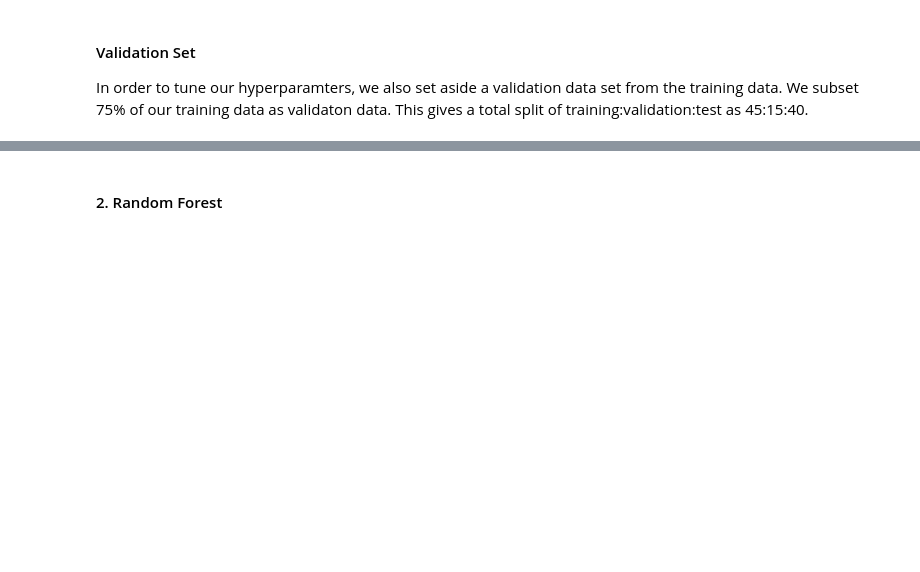
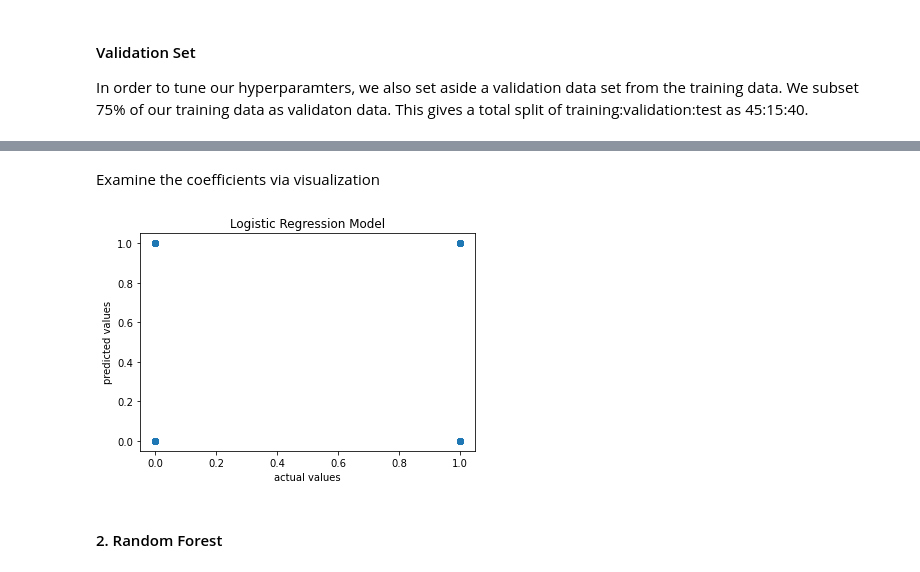
Before and after one commit to yaelnidam/CSS_Project2_Team1_Fall2020, a Jupyter notebook: project2.ipynb, the cells around one changed output, grey strips where cells are left out. Cells and saved outputs as stored; diff of their text form; code cells hidden in the pictures; blank space fills up the shorter version.

Commit message:
implement models on training and validation sets

```diff
--- a/project2.ipynb
+++ b/project2.ipynb
@@ -223,0 +221,6 @@ Y = diabetes_clean['Diabetes_Number']
+# %%
+from sklearn.preprocessing import LabelBinarizer
+
+lb_style = LabelBinarizer()
+diabetes_clean['diabetes_binary'] = lb_style.fit_transform(diabetes_clean["diabetes_cat"])
+diabetes_clean.head(10)
@@ -224,3 +261,16 @@ Y = diabetes_clean['Diabetes_Number']
+# %%
+X = diabetes_clean[['Obesity_Number',
+                    'Physical_Inactivity_Number',
+                   'race_total population_one race_white',
+                   'race_total population_one race_black or african american',
+                   'race_total population_one race_american indian and alaska native',
+                   'race_total population_one race_asian',
+                   'race_total population_one race_native hawaiian and other pacific islander',
+                   'total housing units',
+                   'hispanic or latino and race_total population_hispanic or latino (of any race)',
+                   'citizen -  voting age population_citizen -  18 and over population',
+                   'sex and age_total population_sex ratio (males per 100 females)' ]]
+Y = diabetes_clean['diabetes_binary']
 # %% [markdown]
 #### Training Set
 
@@ -233,7 +283,7 @@ np.random.seed(10)
 
 # split the data 4 ways:
 X_train, X_test, y_train, y_test = train_test_split(X, Y,
-                                                    train_size=0.60, test_size=0.40)
+                                                    train_size=0.80, test_size=0.20)
 # %%
 print("Shape of X train is", X_train.shape)
 print("Shape of y_train is", y_train.shape)
@@ -282,6 +325,9 @@ We drop variables that are highly correlated with the response and have low vari
 # %%
 # create a model
-lin_reg = LinearRegression()
+log_reg = LogisticRegression()
 
 # fit the model
-lin_model = lin_reg.fit(X_train, y_train)
+log_model = log_reg.fit(X_train, y_train)
+
+print(log_model.coef_)
+print(log_model.intercept_)
@@ -287,0 +346,2 @@ lin_model = lin_reg.fit(X_train, y_train)
+# %% [markdown]
+Examine the coefficients via visualization
@@ -288,2 +356,14 @@ lin_model = lin_reg.fit(X_train, y_train)
+# %%
+# use the model to make predictions
+log_pred = log_model.predict(X_validate)
+
+# plot the predictions
+plt.scatter(y_validate, log_pred)
+plt.title('Logistic Regression Model')
+plt.xlabel('actual values')
+plt.ylabel('predicted values')
+plt.show()
+# %% [output]
+[figure, added]
 # %% [markdown]
 #### 2. Random Forest
```
Also changed, not shown: parts of 32 cells of this notebook.
